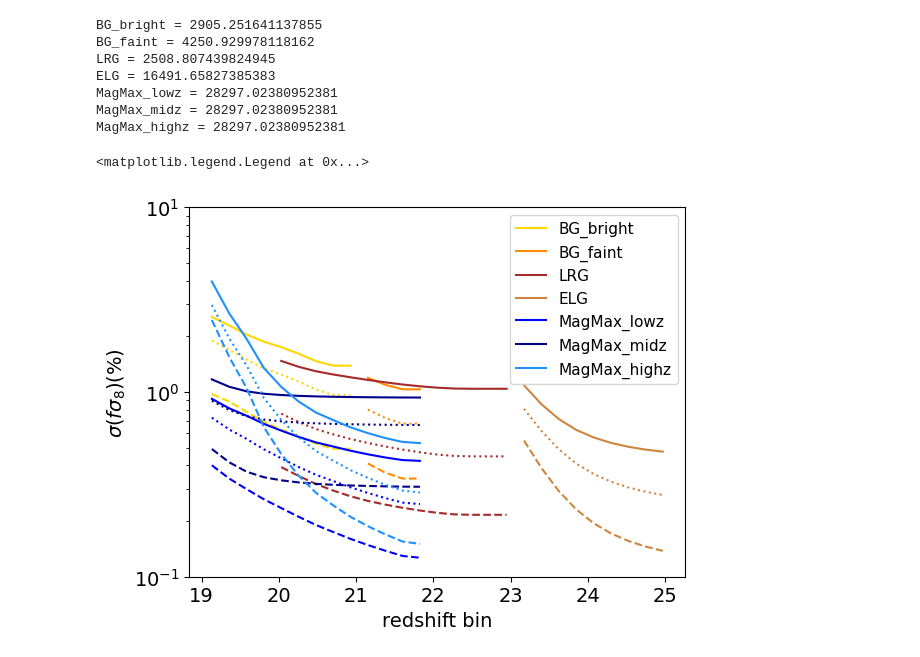
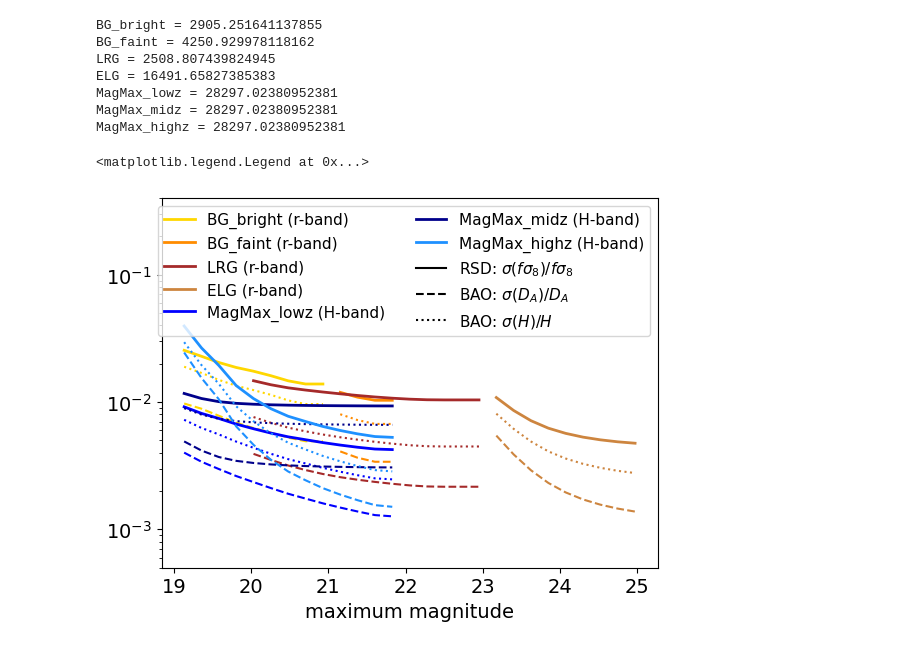
Before and after one commit to WST-Cosmology/WP221_Target_selection, a Jupyter notebook: plots_for_paper/2.bright_survey_forecasts.ipynb, the cells around one changed output. Cells and saved outputs as stored; diff of their text form; code cells hidden in the pictures.

```diff
--- a/plots_for_paper/2.bright_survey_forecasts.ipynb
+++ b/plots_for_paper/2.bright_survey_forecasts.ipynb
@@ -79,7 +80,7 @@ for k, tracer in enumerate(['BG_bright', 'BG_faint', 'LRG','ELG', 'MagMax']):
 
     #print(survey['config_survey'][tracer+'_spec_density'][i])
     x, y = survey['per_tracer_forecasts'][tracer+'_list_zbin_rsd'][i], 100*np.array(survey['per_tracer_forecasts'][tracer+'_list_sigma_rsd'][i])
-    plt.errorbar(np.array(x)[y < 10], np.array(y)[y < 10], xerr=0.1, label = tracer+r' : per $\Delta z$',
+    plt.errorbar(np.array(x)[y < 10], np.array(y)[y < 10], xerr=0.1, label = tracer,
                  color = color,
                  marker='o', fmt='-')
 
@@ -93,7 +94,7 @@ for k, tracer in enumerate(['BG_bright', 'BG_faint', 'LRG','ELG', 'MagMax']):
     plt.xlim(0, 2)
     plt.ylim(0, 5)
 plt.ylabel(r'$\sigma(f\sigma_8) (\%)$', fontsize=14)
-plt.xlabel(r'redshift bin', fontsize=14)
+plt.xlabel(r'redshift bin ($\Delta z = 0.2)$', fontsize=14)
 plt.tick_params(axis='both', labelsize=14)
 plt.legend(fontsize=11)
 # %% [output]
@@ -141,45 +142,44 @@ for k, tracer in enumerate(['BG_bright', 'BG_faint', 'LRG','ELG', 'MagMax_lowz',
     mask_color = np.array(survey['config_survey']['tracers'])==tracer
 
     color = np.array(survey['config_survey']['color'])[mask_color][0]
+    x, y = survey['config_survey'][tracer+'_mag_centers'], np.array(survey['per_tracer_forecasts'][tracer+'_sigma_rsd_eff'])
 
-    x, y = survey['config_survey'][tracer+'_mag_centers'], 100*np.array(survey['per_tracer_forecasts'][tracer+'_sigma_rsd_eff'])
+    mask_index_tracer_in_survey = survey["config_survey"]['tracers'] == tracer
     plt.plot(np.array(x)[y < 100], np.array(y)[y < 100],
                  color = color,
-                 marker='',label = tracer)
+                 marker='',label = tracer+ f' ({survey["config_survey"]["limiting_mag_band"][mask_index_tracer_in_survey]}-band)'
+             ,lw=2)
     #plt.fill_between(np.array(x), np.array(y), 0*np.array(y),  color=color, alpha=0.4)
 
-    x, y = survey['config_survey'][tracer+'_mag_centers'], 100*np.array(survey['per_tracer_forecasts'][tracer+'_sigma_Da_eff'])
+    x, y = survey['config_survey'][tracer+'_mag_centers'], np.array(survey['per_tracer_forecasts'][tracer+'_sigma_Da_eff'])
     plt.plot(np.array(x)[y < 100], np.array(y)[y < 100],
                  color = color,
                  marker='', ls='--')
     #plt.fill_between(np.array(x), np.array(y), 0*np.array(y),  color=color, alpha=0.4)
 
-    x, y = survey['config_survey'][tracer+'_mag_centers'], 100*np.array(survey['per_tracer_forecasts'][tracer+'_sigma_H_eff'])
+    x, y = survey['config_survey'][tracer+'_mag_centers'], np.array(survey['per_tracer_forecasts'][tracer+'_sigma_H_eff'])
     plt.plot(np.array(x)[y < 10], np.array(y)[y < 10],
                  color = color,
                  marker='', ls=':')
-    #plt.fill_between(np.array(x), np.array(y), 0*np.array(y),  color=color, alpha=0.4)
 
-
-        #plt.plot(np.array(x)[y < 10], np.array(y)[y < 10],
-                     #color = color,
-                     #marker='x',)
 
 
     #plt.xlim(0, 1.3)
-    plt.ylim(0.1, 10)
-plt.ylabel(r'$\sigma(f\sigma_8) (\%)$', fontsize=14)
-plt.xlabel(r'redshift bin', fontsize=14)
+    plt.ylim(0.0005, 0.4)
+plt.xlabel(r'maximum magnitude', fontsize=14)
 plt.tick_params(axis='both', labelsize=14)
 plt.yscale('log')
-plt.legend(fontsize=11)
+plt.plot([], [], '-k', label = r'RSD: $\sigma(f\sigma_8)/f\sigma_8$')
+plt.plot([], [], '--k', label = r'BAO: $\sigma(D_A)/D_A$')
+plt.plot([], [], ':k', label = r'BAO: $\sigma(H)/H$')
+plt.legend(fontsize=11, ncols=2)
 # %% [output]
 BG_bright = 2905.251641137855
 BG_faint = 4250.929978118162
 LRG = 2508.807439824945
 ELG = 16491.65827385383
 MagMax_lowz = 28297.02380952381
 MagMax_midz = 28297.02380952381
 MagMax_highz = 28297.02380952381
 <matplotlib.legend.Legend at 0x...>
-[figure, old version]
+[figure, new version]
```
Also changed, not shown: parts of 7 cells of this notebook, 16 other files.
